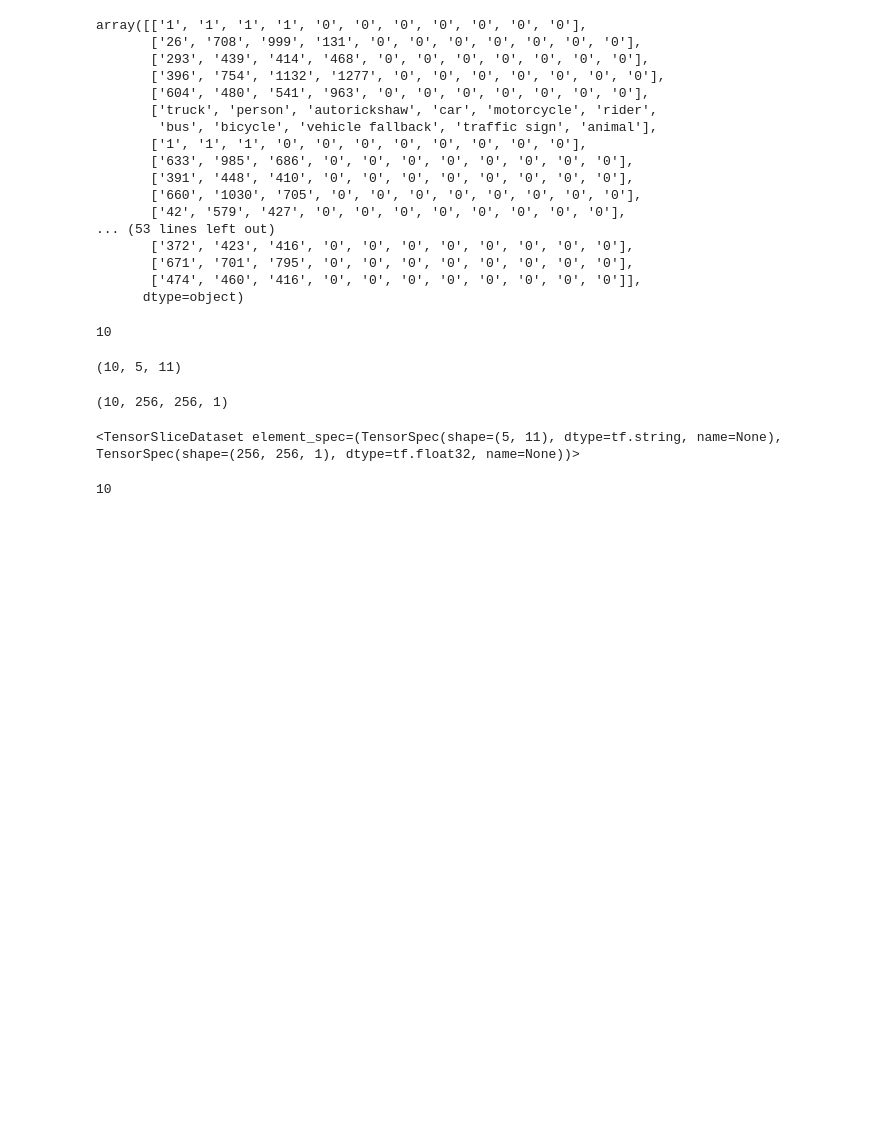
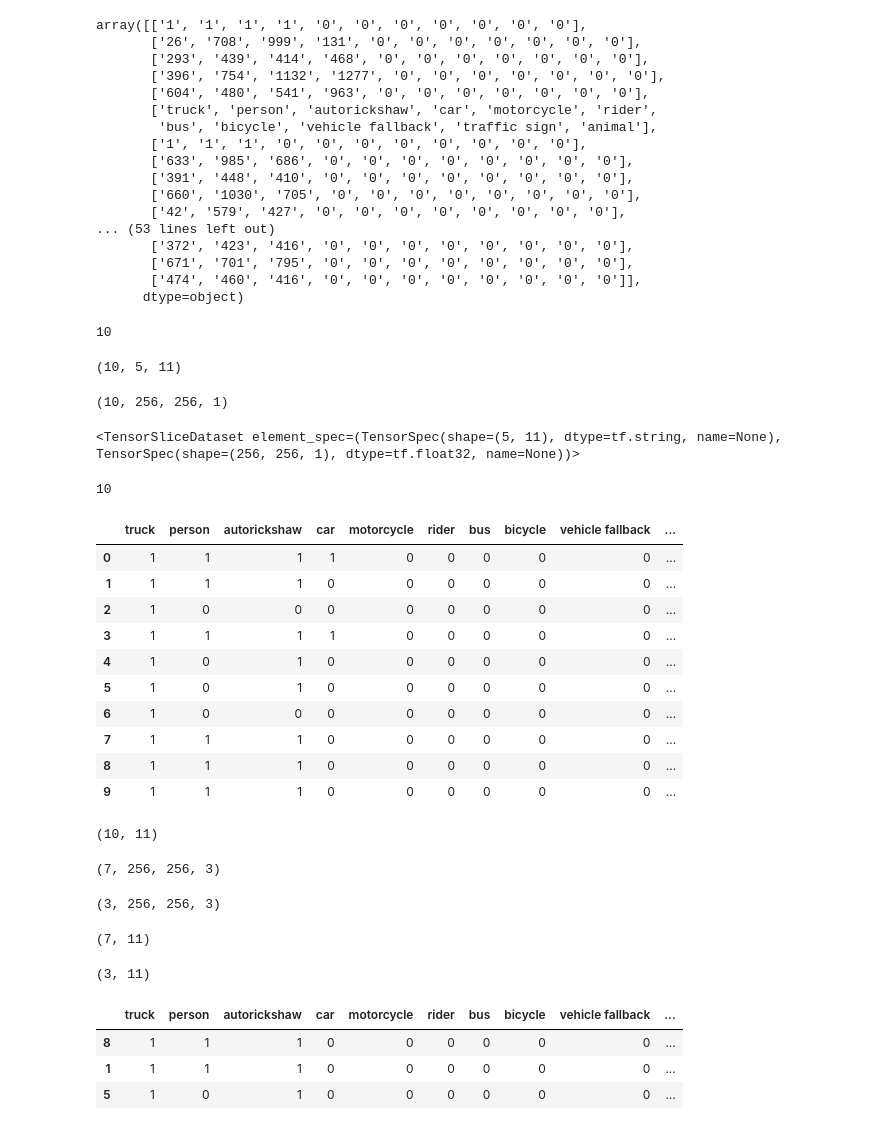
Before and after one commit to Arunav07/CRISTL, a Jupyter notebook: 10_images_10_matrices.ipynb, the cells around one changed output. Cells and saved outputs as stored; diff of their text form; code cells hidden in the pictures; blank space fills up the shorter version.

```diff
--- a/10_images_10_matrices.ipynb
+++ b/10_images_10_matrices.ipynb
@@ -223,0 +269,20 @@ len(dataset_10)
+# %%
+data = pd.read_csv("/content/10 matrices.csv")
+# %%
+data
+# %% [output]
+|  | truck | person | autorickshaw | car | motorcycle | rider | bus | bicycle | vehicle fallback | ... |
+| 0 | 1 | 1 | 1 | 1 | 0 | 0 | 0 | 0 | 0 | ... |
+| 1 | 1 | 1 | 1 | 0 | 0 | 0 | 0 | 0 | 0 | ... |
+| 2 | 1 | 0 | 0 | 0 | 0 | 0 | 0 | 0 | 0 | ... |
+| 3 | 1 | 1 | 1 | 1 | 0 | 0 | 0 | 0 | 0 | ... |
+| 4 | 1 | 0 | 1 | 0 | 0 | 0 | 0 | 0 | 0 | ... |
+| 5 | 1 | 0 | 1 | 0 | 0 | 0 | 0 | 0 | 0 | ... |
+| 6 | 1 | 0 | 0 | 0 | 0 | 0 | 0 | 0 | 0 | ... |
+| 7 | 1 | 1 | 1 | 0 | 0 | 0 | 0 | 0 | 0 | ... |
+| 8 | 1 | 1 | 1 | 0 | 0 | 0 | 0 | 0 | 0 | ... |
+| 9 | 1 | 1 | 1 | 0 | 0 | 0 | 0 | 0 | 0 | ... |
+# %%
+data.shape
+# %% [output]
+(10, 11)
@@ -223,0 +291,23 @@ len(dataset_10)
+# %%
+X_train.shape
+# %% [output]
+(7, 256, 256, 3)
+# %%
+X_test.shape
+# %% [output]
+(3, 256, 256, 3)
+# %%
+y_train.shape
+# %% [output]
+(7, 11)
+# %%
+y_test.shape
+# %% [output]
+(3, 11)
+# %%
+y_test
+# %% [output]
+|  | truck | person | autorickshaw | car | motorcycle | rider | bus | bicycle | vehicle fallback | ... |
+| 8 | 1 | 1 | 1 | 0 | 0 | 0 | 0 | 0 | 0 | ... |
+| 1 | 1 | 1 | 1 | 0 | 0 | 0 | 0 | 0 | 0 | ... |
+| 5 | 1 | 0 | 1 | 0 | 0 | 0 | 0 | 0 | 0 | ... |
```
Also changed, not shown: parts of 12 cells of this notebook.
